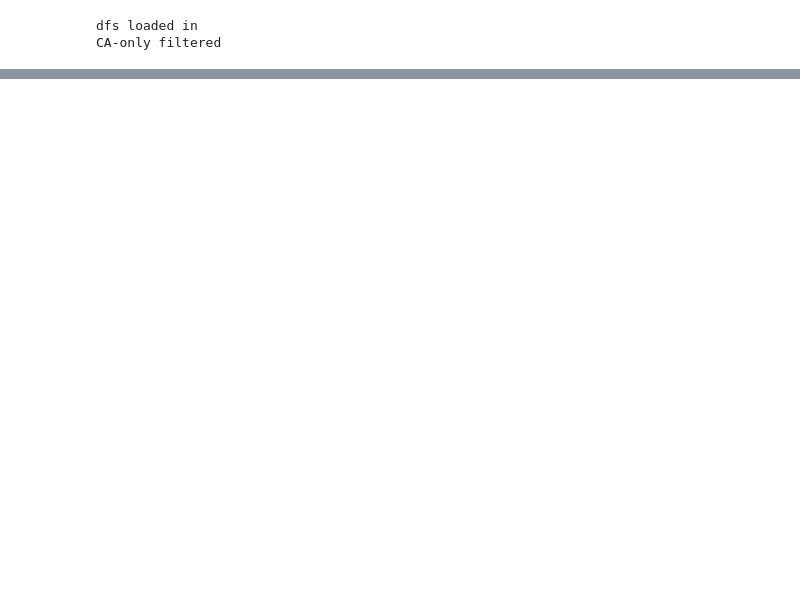
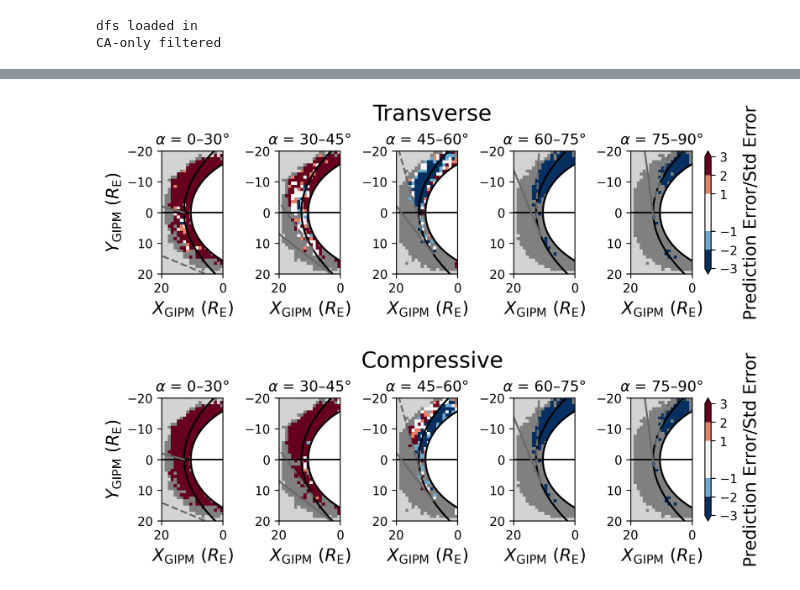
Before and after one commit to solarwindstream/gipm-mapping, a Jupyter notebook: Plotting_Notebooks/TakahashiHeilig.ipynb, the cells around one changed output, grey strips where cells are left out. Drawn from its saved outputs; the diff is of its cells as text; code cells hidden in the pictures; blank space fills up the shorter version.

```diff
--- a/Plotting_Notebooks/TakahashiHeilig.ipynb
+++ b/Plotting_Notebooks/TakahashiHeilig.ipynb
@@ -198,0 +207,28 @@ CA_binned_plot('Heilig Compressive Error/Std Dev', heilig_error_over_std, backgr
+# %%
+#Standard error on mean
+#standard deviation/sqrt(n-1) where 1 is the degrees of freedom
+#note std dict is already filtered for ULF waves
+
+sem_dict = {}
+
+for group_name, int_dict in std_dict.items():
+    n_minus_1 = std_dict[group_name]['count'] - 1
+    sem_dict[group_name] = {}
+    sem_dict[group_name]['Transverse SEM'] = std_dict[group_name]['Transverse Frequency']/(np.sqrt(n_minus_1))
+    sem_dict[group_name]['Compressive SEM'] = std_dict[group_name]['Compressive Frequency']/(np.sqrt(n_minus_1))
+
+
+#heatmaps_dict_diff contains mean values of the difference b/w Takahashi prediction and actual
+
+heatmaps_diff_sem = {}
+
+for group_name, int_dict in sem_dict.items():
+    heatmaps_diff_sem[group_name] = {}
+    heatmaps_diff_sem[group_name]['Transverse'] = heatmaps_dict_diff[group_name]['Takahashi Transverse Difference']/sem_dict[group_name]['Transverse SEM']
+    heatmaps_diff_sem[group_name]['Compressive'] = heatmaps_dict_diff[group_name]['Takahashi Compressive Difference']/sem_dict[group_name]['Compressive SEM']
+# %%
+CA_binned_plot('Transverse', heatmaps_diff_sem, background=filtered_heatmap_c_dict, filename='TakErrorOverStdError_Transverse')
+CA_binned_plot('Compressive', heatmaps_diff_sem, background=filtered_heatmap_c_dict, filename='TakErrorOverStdError_Compressive')
+# %% [output]
+[figure, added]
+[figure, added]
```
Also changed, not shown: parts of 4 cells of this notebook.
